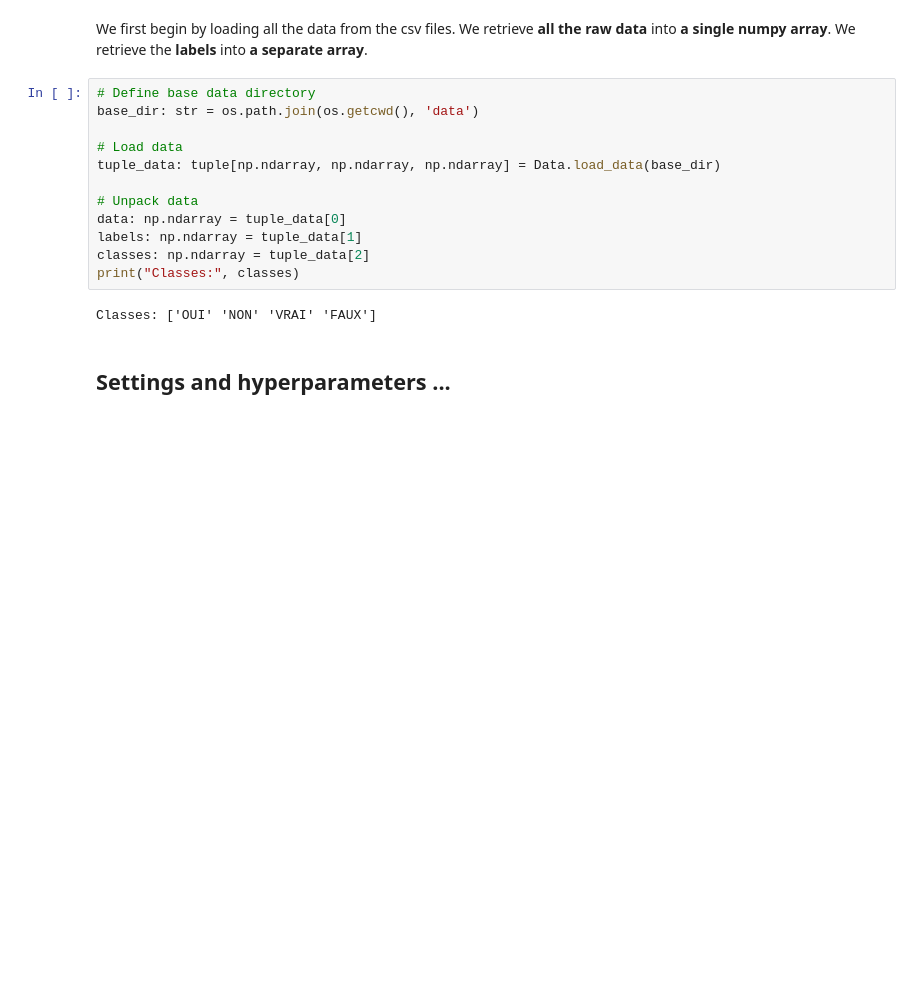
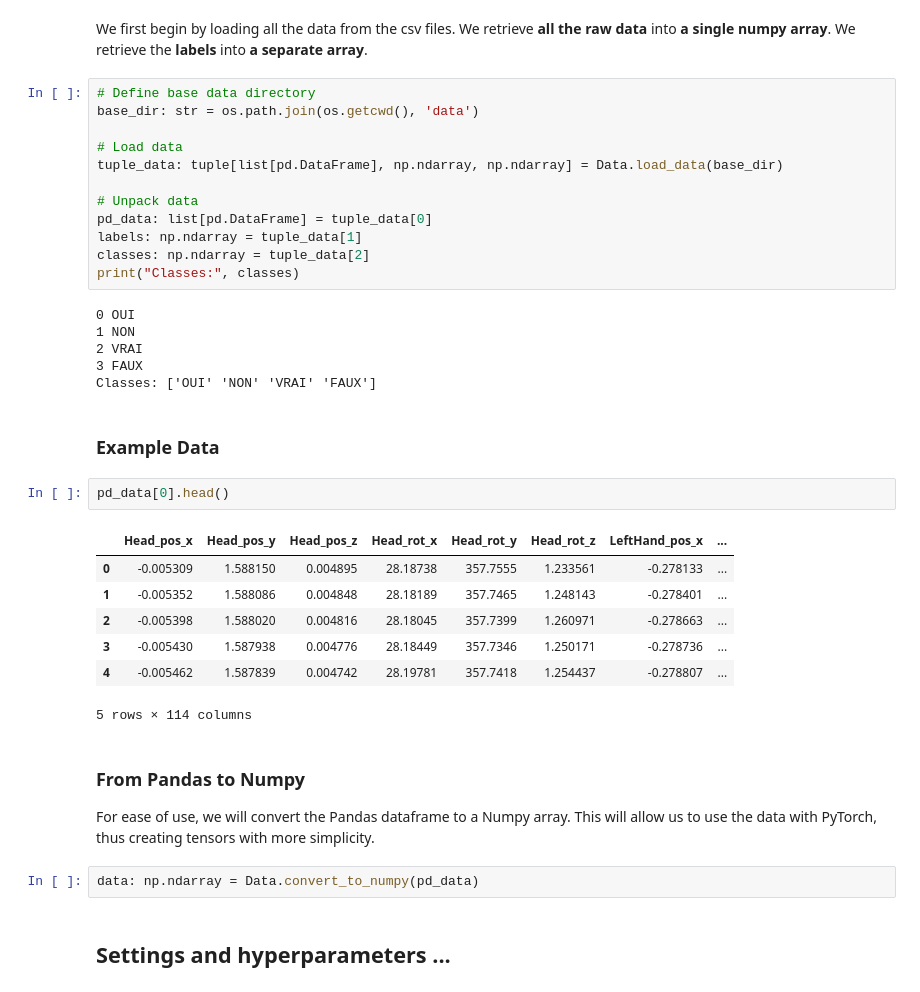
Before and after one commit to sinansoulier/VR-Gesture-Classification, a Jupyter notebook: gesture_classification.ipynb, the cells around one changed output. Saved outputs shown, nothing was run; the diff lists cells and outputs as text; blank space fills up the shorter version.

```diff
--- a/gesture_classification.ipynb
+++ b/gesture_classification.ipynb
@@ -42,15 +43,37 @@ We first begin by loading all the data from the csv files. We retrieve **all the
 base_dir: str = os.path.join(os.getcwd(), 'data')
 
 # Load data
-tuple_data: tuple[np.ndarray, np.ndarray, np.ndarray] = Data.load_data(base_dir)
+tuple_data: tuple[list[pd.DataFrame], np.ndarray, np.ndarray] = Data.load_data(base_dir)
 
 # Unpack data
-data: np.ndarray = tuple_data[0]
+pd_data: list[pd.DataFrame] = tuple_data[0]
 labels: np.ndarray = tuple_data[1]
 classes: np.ndarray = tuple_data[2]
 print("Classes:", classes)
 # %% [output]
+0 OUI
+1 NON
+2 VRAI
+3 FAUX
 Classes: ['OUI' 'NON' 'VRAI' 'FAUX']
+# %% [markdown]
+### Example Data
+# %%
+pd_data[0].head()
+# %% [output]
+|  | Head_pos_x | Head_pos_y | Head_pos_z | Head_rot_x | Head_rot_y | Head_rot_z | LeftHand_pos_x | ... |
+| 0 | -0.005309 | 1.588150 | 0.004895 | 28.18738 | 357.7555 | 1.233561 | -0.278133 | ... |
+| 1 | -0.005352 | 1.588086 | 0.004848 | 28.18189 | 357.7465 | 1.248143 | -0.278401 | ... |
+| 2 | -0.005398 | 1.588020 | 0.004816 | 28.18045 | 357.7399 | 1.260971 | -0.278663 | ... |
+| 3 | -0.005430 | 1.587938 | 0.004776 | 28.18449 | 357.7346 | 1.250171 | -0.278736 | ... |
+| 4 | -0.005462 | 1.587839 | 0.004742 | 28.19781 | 357.7418 | 1.254437 | -0.278807 | ... |
+5 rows × 114 columns
+# %% [markdown]
+### From Pandas to Numpy
+
+For ease of use, we will convert the Pandas dataframe to a Numpy array. This will allow us to use the data with PyTorch, thus creating tensors with more simplicity.
+# %%
+data: np.ndarray = Data.convert_to_numpy(pd_data)
 # %% [markdown]
 ## Settings and hyperparameters ...
 # %% [markdown]
```
Also changed, not shown: parts of 6 cells of this notebook, 3 other files.
